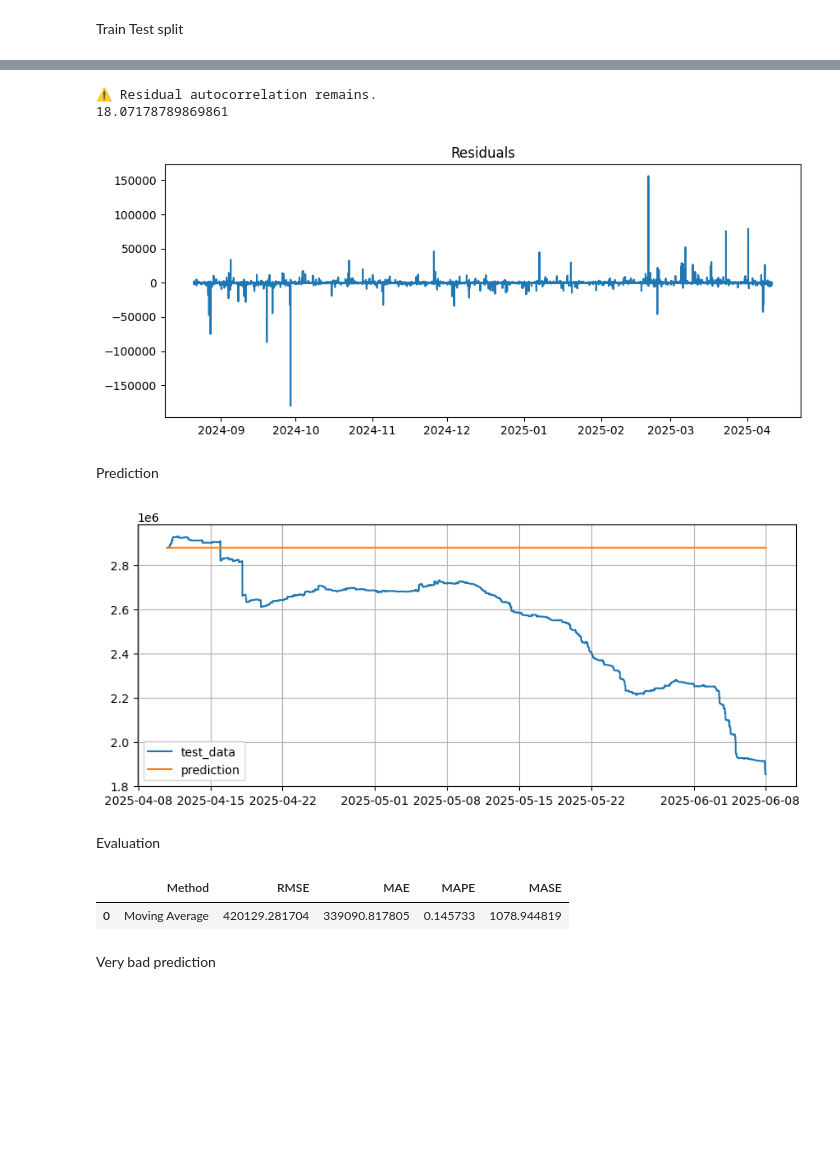
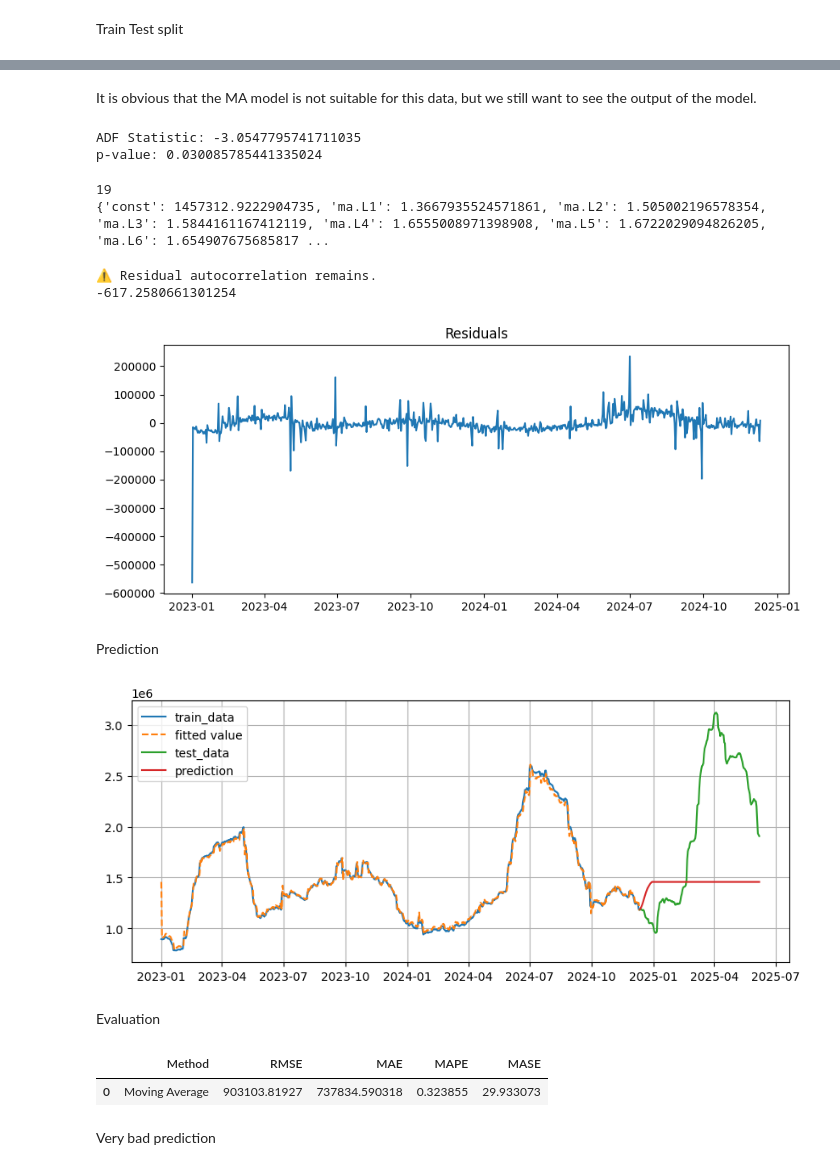
Before and after one commit to LUKE-Jau/STA4003-TimeSeries-Group8-project, a Jupyter notebook: MA_analysis.ipynb, the cells around one changed output, grey strips where cells are left out. Cells and saved outputs as stored; diff of their text form; code cells hidden in the pictures; blank space fills up the shorter version.

```diff
--- a/MA_analysis.ipynb
+++ b/MA_analysis.ipynb
@@ -20,3 +22,11 @@ plt.show()
+# %%
+df = pd.read_csv('./data/BTC factors/supply/BTC_10m_active_3m_6m.csv')
+df['datetime'] = pd.to_datetime(df['datetime'])
+df = df.sort_values('datetime')
+df = df[df['datetime']>='2023-01-01']
+df['date'] = df['datetime'].dt.date
+df = df.groupby('date')['active_3m_6m'].mean().reset_index()
+df = df.set_index('date',drop=True)
 # %%
 from statsmodels.tsa.seasonal import STL
 stl = STL(df, period=168,
@@ -71,7 +44,6 @@ pacffig = plot_pacf(data,lags=10,alpha=0.05)
 # %% [markdown]
 Train Test split
 # %%
-split = int(len(data) * 0.8)
-data.index.freq = '10min'
-train_data = data.iloc[:split]
-test_data = data.iloc[split:]
+split = int(len(df) * 0.8)
+train_data = df.iloc[:split]
+test_data = df.iloc[split:]
@@ -80,9 +56,31 @@ It shows that the data is suitable for using ARMA(1,1) model. But in this part,
+# %% [markdown]
+It is obvious that the MA model is not suitable for this data, but we still want to see the output of the model.
+# %%
+result_train = adfuller(train_data.dropna())
+print('ADF Statistic:', result_train[0])
+print('p-value:', result_train[1])
+# %% [output]
+ADF Statistic: -3.0547795741711035
+p-value: 0.030085785441335024
 # %%
-from statsmodels.tsa.statespace.sarimax import SARIMAX
-model = SARIMAX(train_data,order=(0,0,1)).fit(disp=False)
+from statsmodels.tsa.arima.model import ARIMA
+
+from statsmodels.tsa.stattools import arma_order_select_ic
+import warnings
+warnings.filterwarnings("ignore")
+res = arma_order_select_ic(train_data, max_ar=0, max_ma=20, ic=['aic'])
+q = res.aic_min_order[1]
+print(q)
+model = ARIMA(train_data,order=(0,0,q),trend='c').fit()
+params = model.params.to_dict()
+print(params)
+# %% [output]
+19
+{'const': 1457312.9222904735, 'ma.L1': 1.3667935524571861, 'ma.L2': 1.505002196578354, 'ma.L3': 1.5844161167412119, 'ma.L4': 1.6555008971398908, 'ma.L5': 1.6722029094826205, 'ma.L6': 1.654907675685817 ...
 # %%
 from statsmodels.stats.diagnostic import acorr_ljungbox
 residual = model.resid
+
 plt.figure(figsize=(10,4))
 plt.plot(residual)
 plt.title("Residuals")
@@ -96,24 +94,24 @@ else:
 print(sum(residual)/len(residual))
 # %% [output]
 ⚠ Residual autocorrelation remains.
-18.07178789869861
+-617.2580661301254
-[figure, old version]
+[figure, new version]
 # %% [markdown]
 Prediction
 # %%
 nsteps = len(test_data)
+fit = model.fittedvalues
 pred = model.forecast(nsteps)
-pred.iloc[0] +=df.iloc[-nsteps].iloc[0]
-for i in range(1,len(pred)):
-    pred.iloc[i] += pred.iloc[i-1]   # 返回到差分前的尺度
 plt.figure(figsize=(10,4))
-plt.plot(df[-nsteps:],label = 'test_data')
+plt.plot(train_data,label='train_data')
+plt.plot(fit,label='fitted value',linestyle='--')
+plt.plot(test_data,label = 'test_data')
 plt.plot(pred,label='prediction')
 plt.grid()
 plt.legend()
 plt.show()
 # %% [output]
-[figure, old version]
+[figure, new version]
 # %% [markdown]
 Evaluation
 # %%
@@ -123,13 +121,11 @@ MAE = np.mean(np.abs(pred-prediction_data_value))
 RMSE = np.sqrt(MSE)
 MAPE = np.mean(np.abs((pred-prediction_data_value)/prediction_data_value))
 MASE = np.mean(np.abs(prediction_data_value-pred))/np.mean(np.abs(np.array(prediction_data_value[1:])-np.array(prediction_data_value[:-1])))
-
-
 result= [{'Method':'Moving Average','RMSE':RMSE,'MAE':MAE,'MAPE':MAPE,'MASE':MASE}]
 result_frame = pd.DataFrame(result)
 result_frame
 # %% [output]
 |  | Method | RMSE | MAE | MAPE | MASE |
-| 0 | Moving Average | 420129.281704 | 339090.817805 | 0.145733 | 1078.944819 |
+| 0 | Moving Average | 903103.81927 | 737834.590318 | 0.323855 | 29.933073 |
 # %% [markdown]
 Very bad prediction
```
Also changed, not shown: parts of 11 cells of this notebook, 1 other file.
